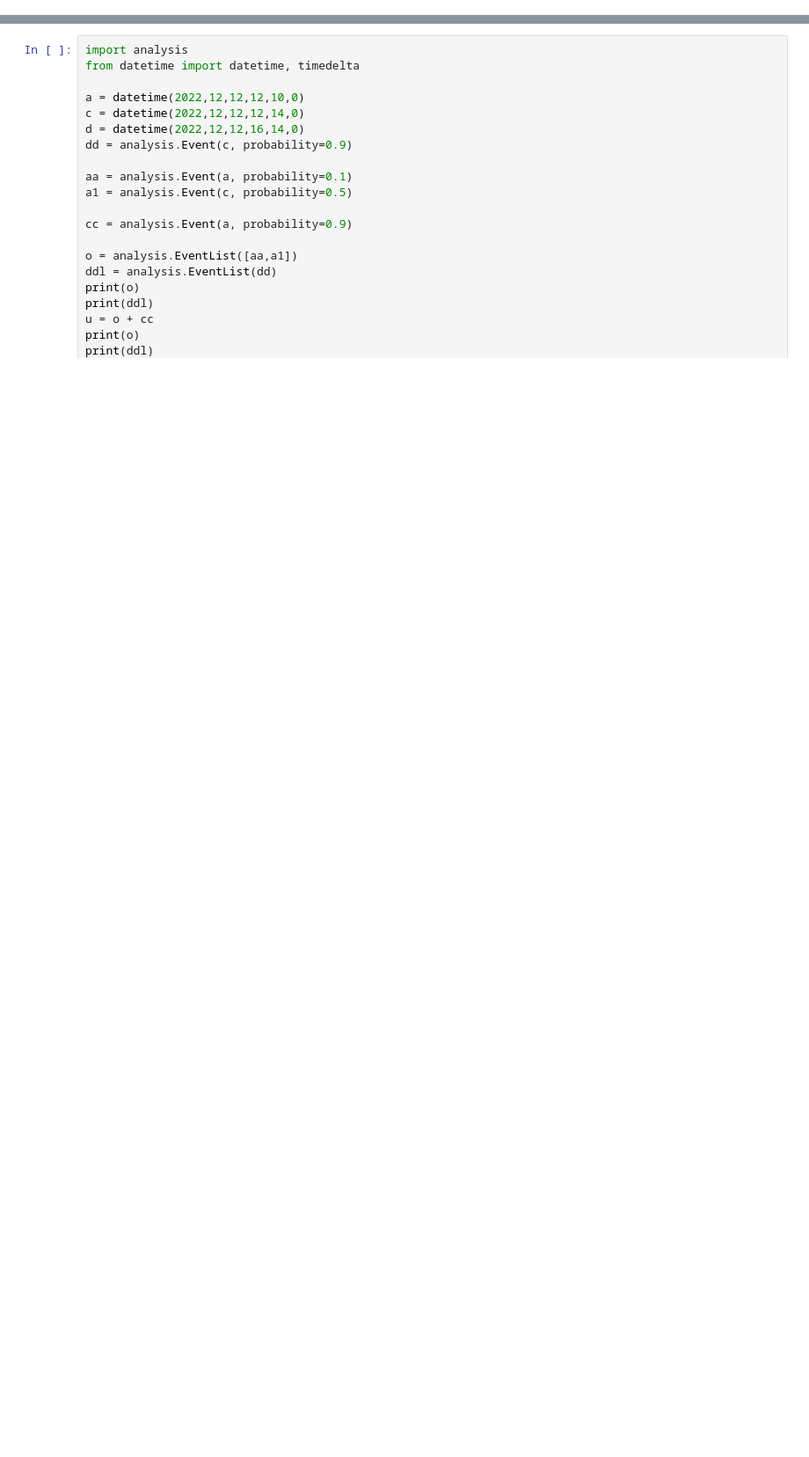
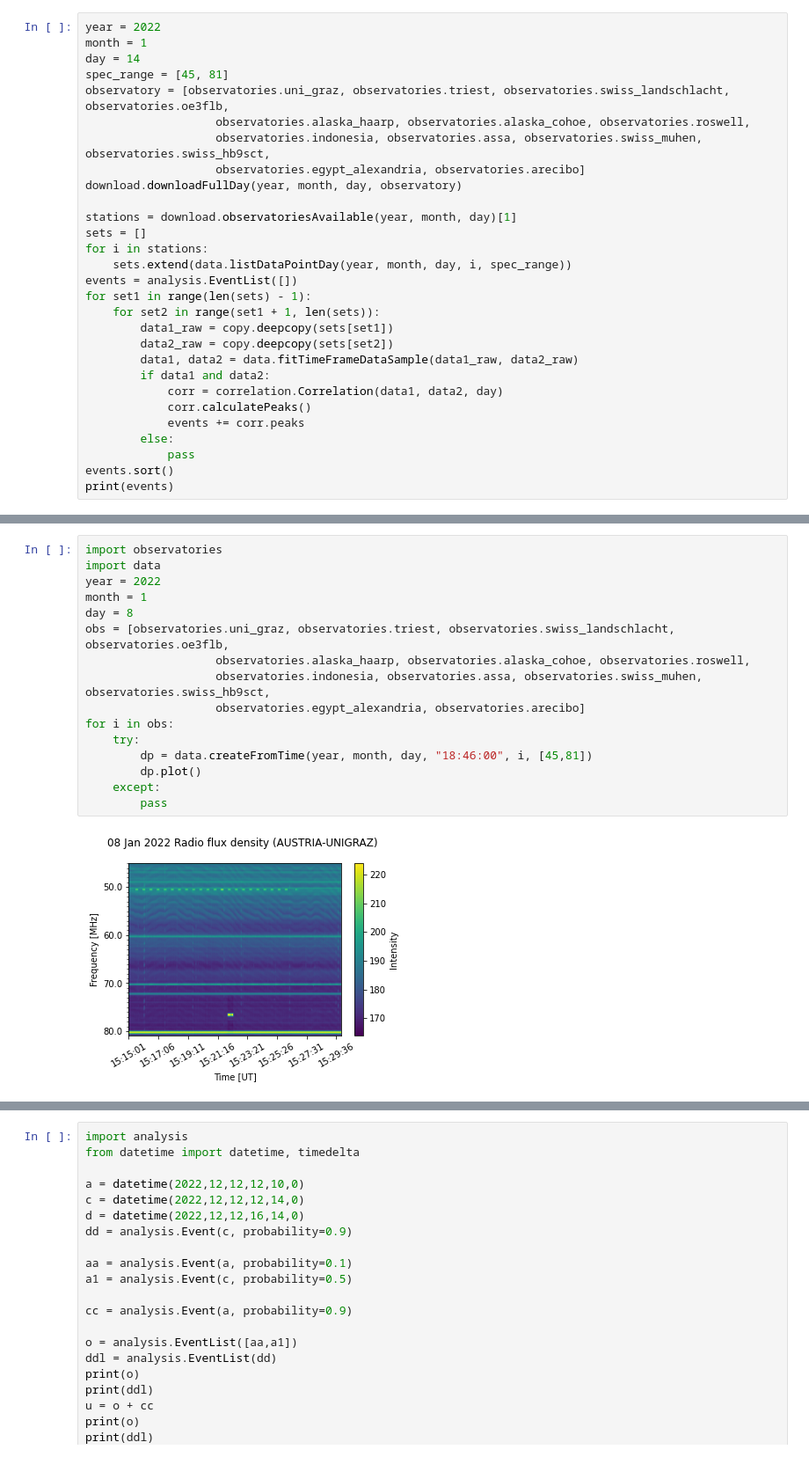
Before and after one commit to lukas-hoefig/eCallistoRadioBursts, a Jupyter notebook: days.ipynb, the cells around one changed output, grey strips where cells are left out. Shown at 88% size. Drawn from its saved outputs; the diff is of its cells as text; blank space fills up the shorter version.

```diff
--- a/days.ipynb
+++ b/days.ipynb
@@ -8,0 +14,29 @@ import correlation
+# %%
+year = 2022
+month = 1
+day = 14
+spec_range = [45, 81]
+observatory = [observatories.uni_graz, observatories.triest, observatories.swiss_landschlacht, observatories.oe3flb,
+                   observatories.alaska_haarp, observatories.alaska_cohoe, observatories.roswell,
+                   observatories.indonesia, observatories.assa, observatories.swiss_muhen, observatories.swiss_hb9sct,
+                   observatories.egypt_alexandria, observatories.arecibo]
+download.downloadFullDay(year, month, day, observatory)
+
+stations = download.observatoriesAvailable(year, month, day)[1]
+sets = []
+for i in stations:
+    sets.extend(data.listDataPointDay(year, month, day, i, spec_range))
+events = analysis.EventList([])
+for set1 in range(len(sets) - 1):
+    for set2 in range(set1 + 1, len(sets)):
+        data1_raw = copy.deepcopy(sets[set1])
+        data2_raw = copy.deepcopy(sets[set2])
+        data1, data2 = data.fitTimeFrameDataSample(data1_raw, data2_raw)
+        if data1 and data2:
+            corr = correlation.Correlation(data1, data2, day)
+            corr.calculatePeaks()
+            events += corr.peaks
+        else:
+            pass
+events.sort()
+print(events)
@@ -8,0 +74,18 @@ import correlation
+# %%
+import observatories
+import data
+year = 2022
+month = 1
+day = 8
+obs = [observatories.uni_graz, observatories.triest, observatories.swiss_landschlacht, observatories.oe3flb,
+                   observatories.alaska_haarp, observatories.alaska_cohoe, observatories.roswell,
+                   observatories.indonesia, observatories.assa, observatories.swiss_muhen, observatories.swiss_hb9sct,
+                   observatories.egypt_alexandria, observatories.arecibo]
+for i in obs:
+    try:
+        dp = data.createFromTime(year, month, day, "18:46:00", i, [45,81])
+        dp.plot()
+    except:
+        pass
+# %% [output]
+[figure, added]
```
Also changed, not shown: parts of 9 cells of this notebook, 9 other files.
